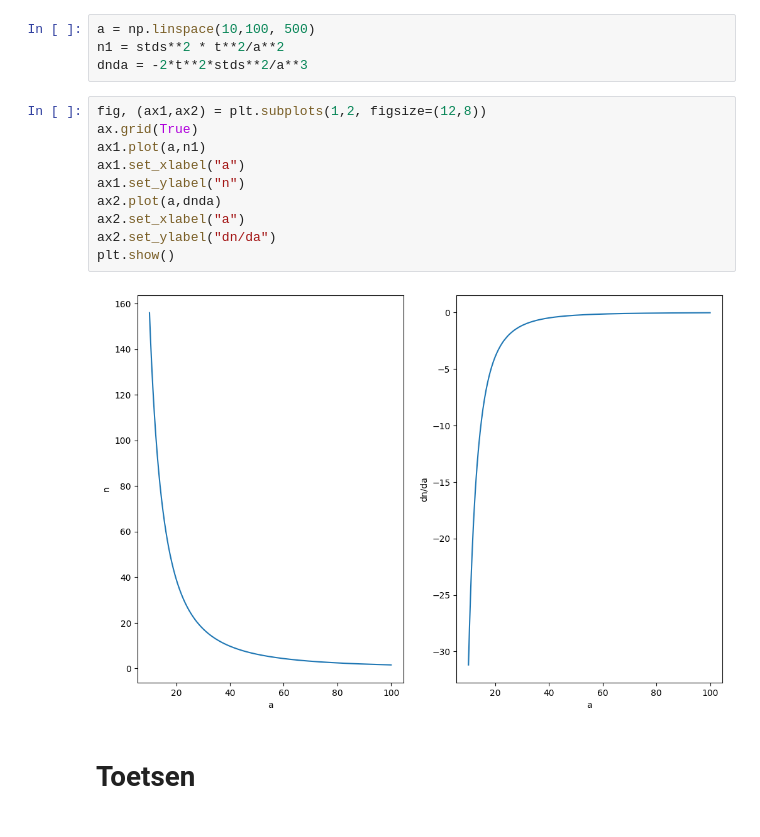
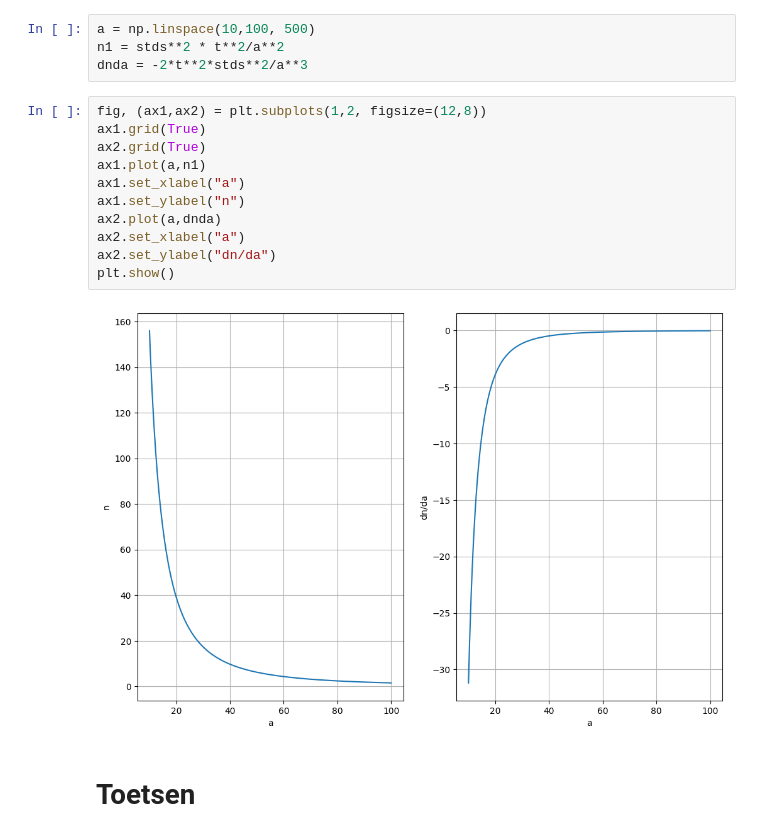
Before and after one commit to R4vante/School, a Jupyter notebook: Statistical Learning/Data Analyse/vliegveld.ipynb, the cells around one changed output. Cells and saved outputs as stored; diff of their text form.

```diff
--- a/Statistical Learning/Data Analyse/vliegveld.ipynb
+++ b/Statistical Learning/Data Analyse/vliegveld.ipynb
@@ -250,16 +237,17 @@ n1 = stds**2 * t**2/a**2
 dnda = -2*t**2*stds**2/a**3
 # %%
 fig, (ax1,ax2) = plt.subplots(1,2, figsize=(12,8))
-ax.grid(True)
+ax1.grid(True)
+ax2.grid(True)
 ax1.plot(a,n1)
 ax1.set_xlabel("a")
 ax1.set_ylabel("n")
 ax2.plot(a,dnda)
 ax2.set_xlabel("a")
 ax2.set_ylabel("dn/da")
 plt.show()
 # %% [output]
-[figure, old version]
+[figure, new version]
 # %% [markdown]
 # Toetsen
 # %%
```
Also changed, not shown: parts of 4 cells of this notebook, 8 other files.
